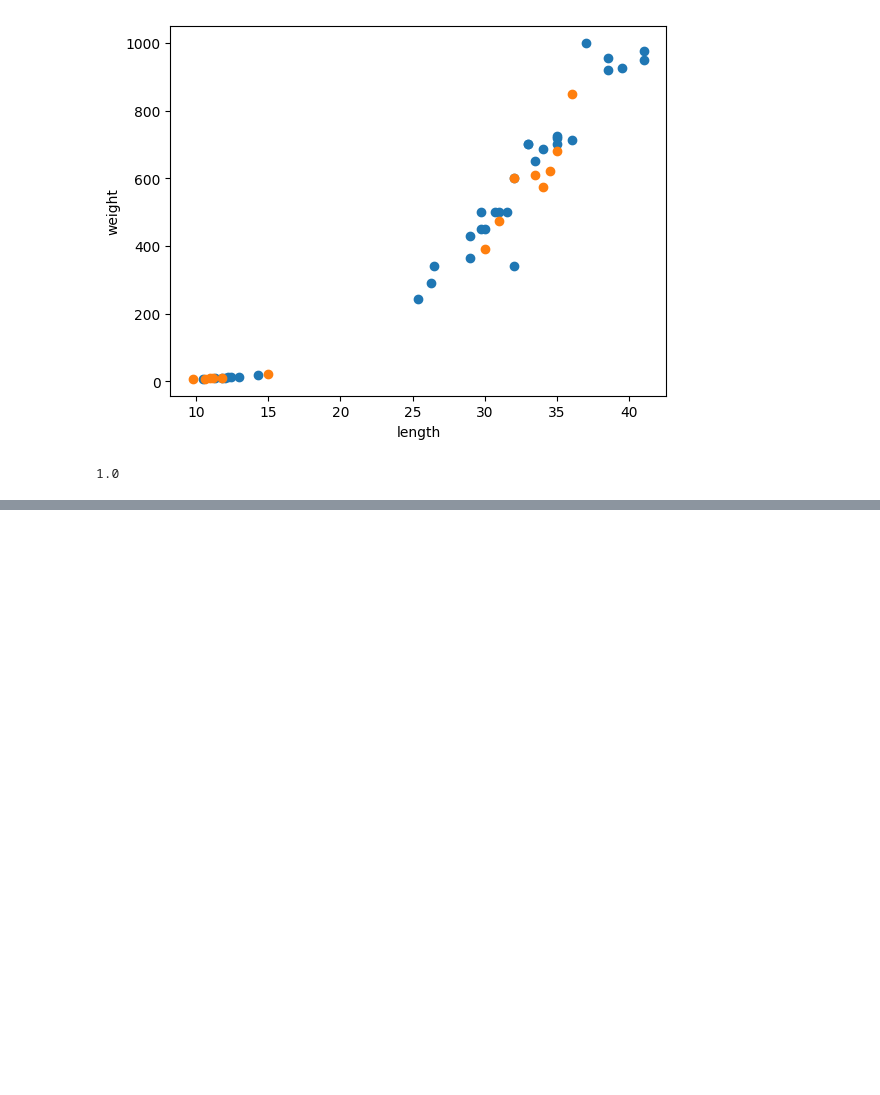
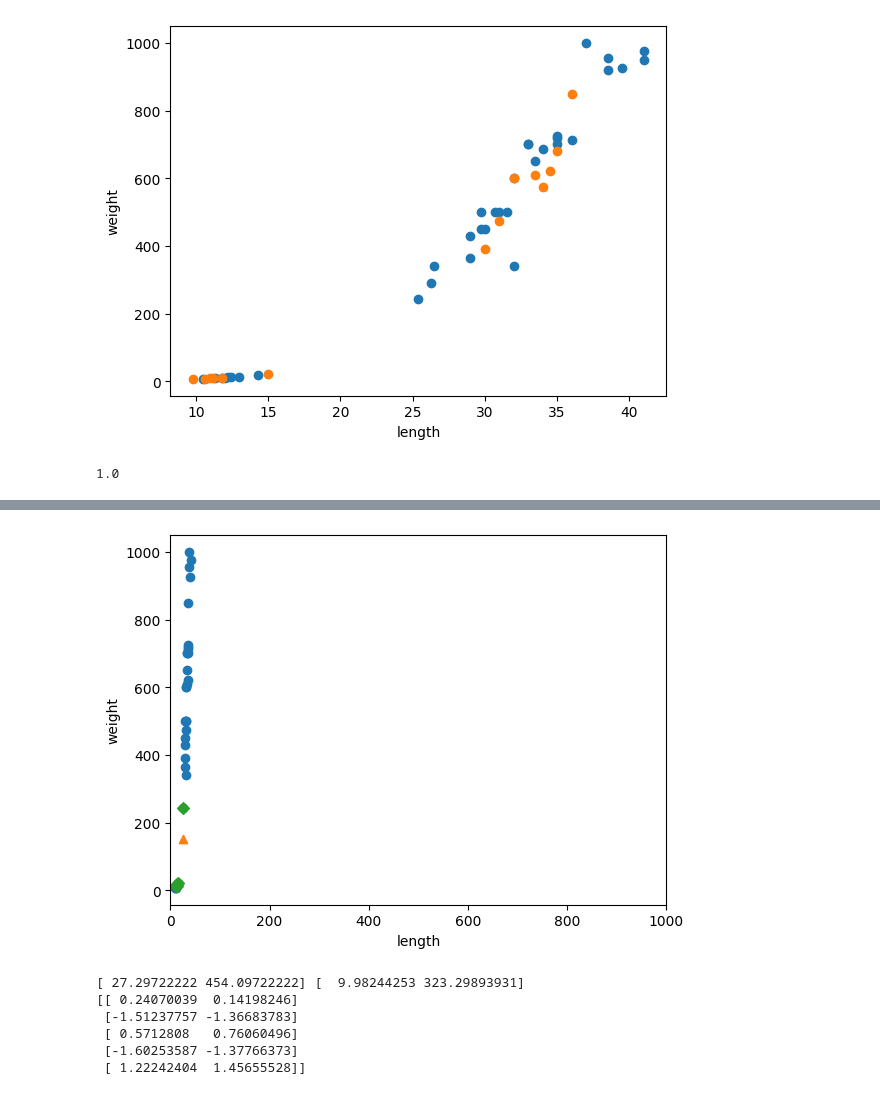
Before and after one commit to Juseong-Yu/hongonmachine, a Jupyter notebook: 혼공머신.ipynb, the cells around one changed output, grey strips where cells are left out. Drawn from its saved outputs; the diff is of its cells as text; code cells hidden in the pictures; blank space fills up the shorter version.

```diff
--- a/혼공머신.ipynb
+++ b/혼공머신.ipynb
@@ -162,0 +231,26 @@ kn.score(test_input, test_target)
+# %%
+# x 축과 y축의 눈금을 동일하게 두어 실제로 거리를 확인
+plt.scatter(train_input[:,0], train_input[:,1])
+plt.scatter(25,150,marker='^')
+plt.scatter(train_input[indexs,0], train_input[indexs,1], marker='D')
+plt.xlim((0,1000))
+plt.xlabel('length') # x 축에 길이
+plt.ylabel('weight') # y 축에 무게
+plt.show()
+# %% [output]
+[figure, added]
+# %%
+# 표준점수를 구하기((특성 - 평균) / 표준편차)
+mean = np.mean(train_input, axis = 0)
+std = np.std(train_input, axis = 0)
+print(mean, std)
+
+train_scaled = (train_input - mean) / std
+print(train_scaled[:5])
+# %% [output]
+[ 27.29722222 454.09722222] [  9.98244253 323.29893931]
+[[ 0.24070039  0.14198246]
+ [-1.51237757 -1.36683783]
+ [ 0.5712808   0.76060496]
+ [-1.60253587 -1.37766373]
+ [ 1.22242404  1.45655528]]
```
Also changed, not shown: parts of 12 cells of this notebook.
